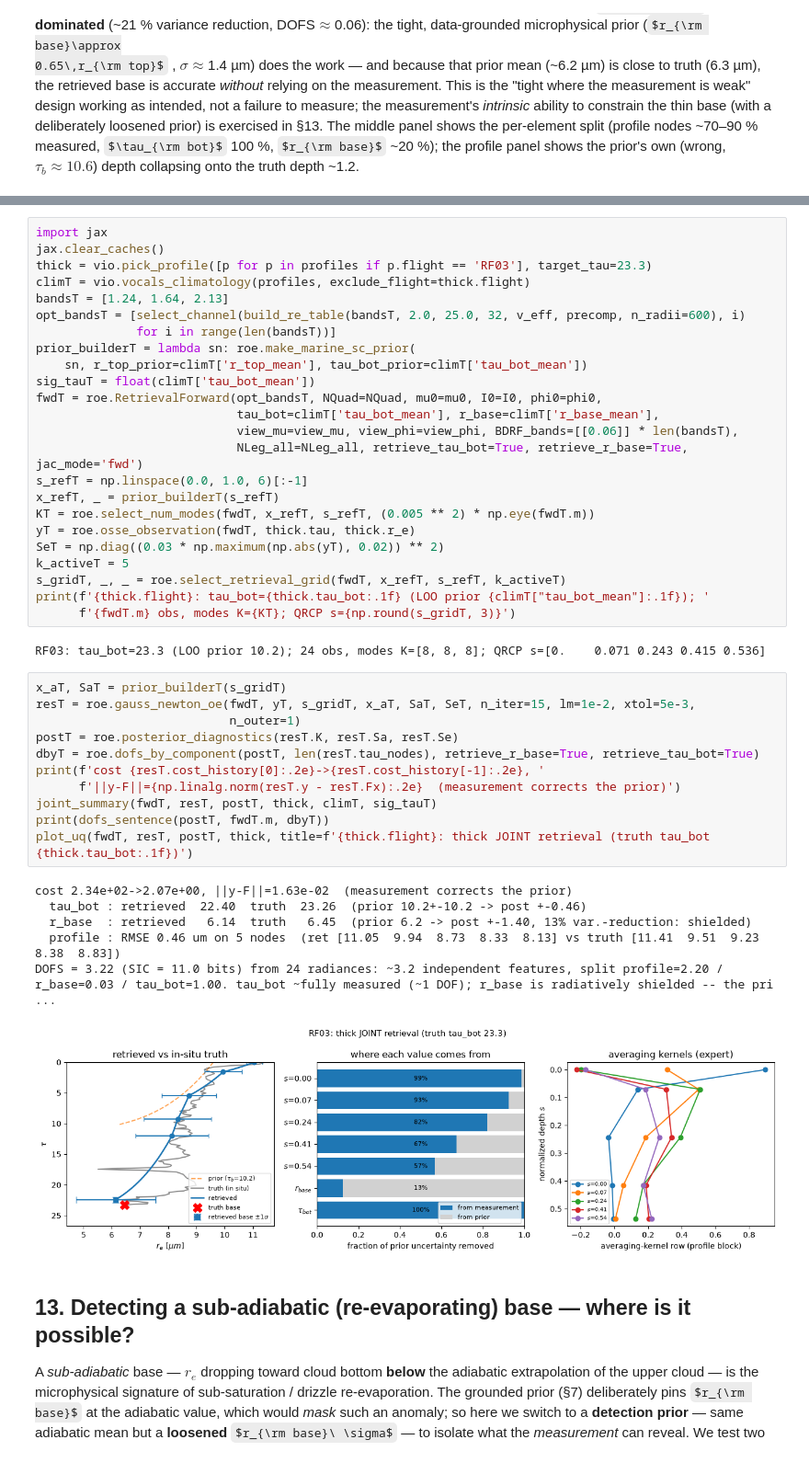
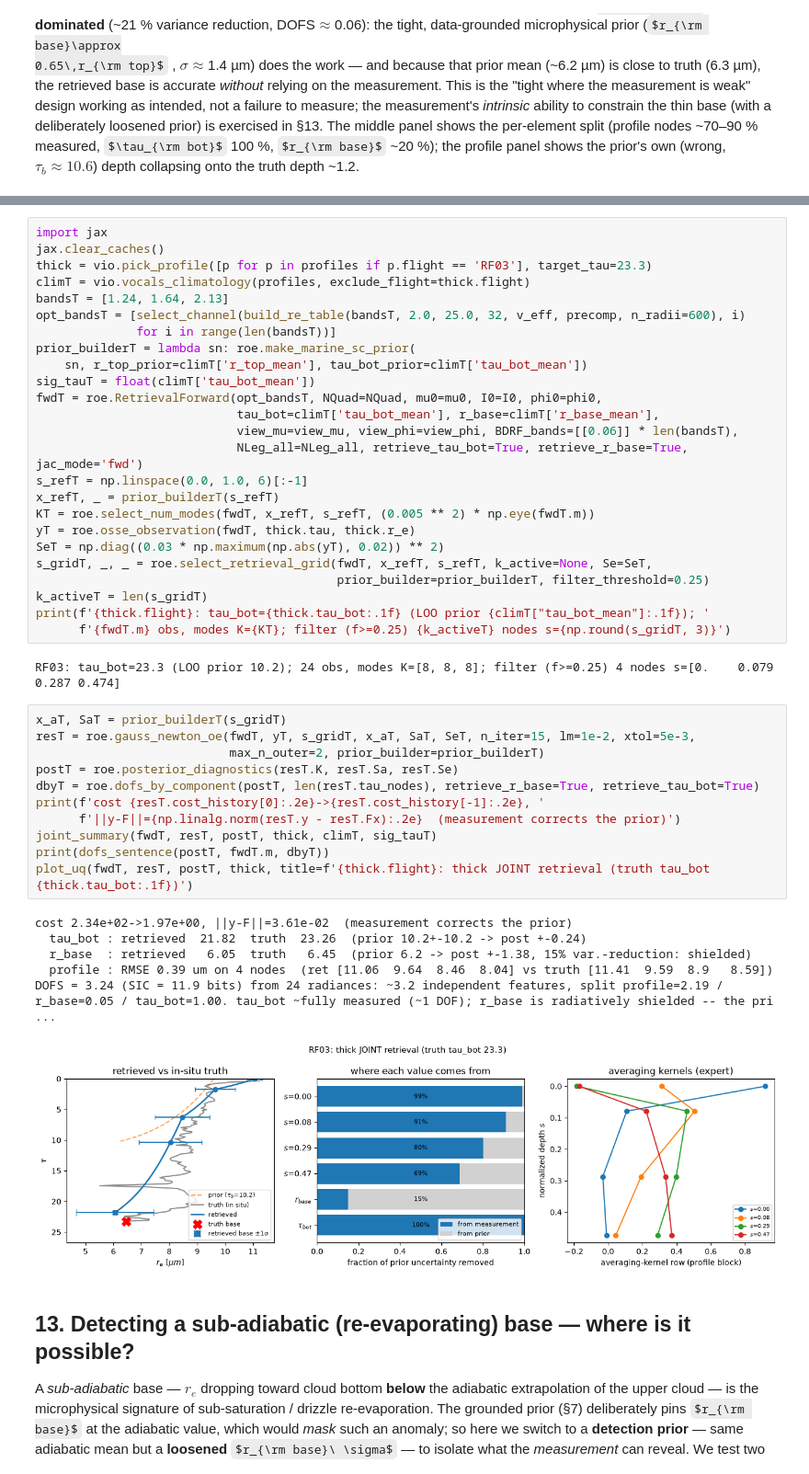
Before and after one commit to dhjx1996/Pythonic-DISORT_inhomogeneous_atmosphere, a Jupyter notebook: docs/riccati_solver_VOCALS_retrieval.ipynb, the cells around one changed output, grey strips where cells are left out. Shown at 92% size. Drawn from its saved outputs; the diff is of its cells as text; some formulas as TeX source.

```diff
--- a/docs/riccati_solver_VOCALS_retrieval.ipynb
+++ b/docs/riccati_solver_VOCALS_retrieval.ipynb
@@ -502,30 +510,31 @@ x_refT, _ = prior_builderT(s_refT)
 KT = roe.select_num_modes(fwdT, x_refT, s_refT, (0.005 ** 2) * np.eye(fwdT.m))
 yT = roe.osse_observation(fwdT, thick.tau, thick.r_e)
 SeT = np.diag((0.03 * np.maximum(np.abs(yT), 0.02)) ** 2)
-k_activeT = 5
-s_gridT, _, _ = roe.select_retrieval_grid(fwdT, x_refT, s_refT, k_activeT)
+s_gridT, _, _ = roe.select_retrieval_grid(fwdT, x_refT, s_refT, k_active=None, Se=SeT,
+                                          prior_builder=prior_builderT, filter_threshold=0.25)
+k_activeT = len(s_gridT)
 print(f'{thick.flight}: tau_bot={thick.tau_bot:.1f} (LOO prior {climT["tau_bot_mean"]:.1f}); '
-      f'{fwdT.m} obs, modes K={KT}; QRCP s={np.round(s_gridT, 3)}')
+      f'{fwdT.m} obs, modes K={KT}; filter (f>=0.25) {k_activeT} nodes s={np.round(s_gridT, 3)}')
 # %% [output]
-RF03: tau_bot=23.3 (LOO prior 10.2); 24 obs, modes K=[8, 8, 8]; QRCP s=[0.    0.071 0.243 0.415 0.536]
+RF03: tau_bot=23.3 (LOO prior 10.2); 24 obs, modes K=[8, 8, 8]; filter (f>=0.25) 4 nodes s=[0.    0.079 0.287 0.474]
 # %%
 x_aT, SaT = prior_builderT(s_gridT)
 resT = roe.gauss_newton_oe(fwdT, yT, s_gridT, x_aT, SaT, SeT, n_iter=15, lm=1e-2, xtol=5e-3,
-                           n_outer=1)
+                           max_n_outer=2, prior_builder=prior_builderT)
 postT = roe.posterior_diagnostics(resT.K, resT.Sa, resT.Se)
 dbyT = roe.dofs_by_component(postT, len(resT.tau_nodes), retrieve_r_base=True, retrieve_tau_bot=True)
 print(f'cost {resT.cost_history[0]:.2e}->{resT.cost_history[-1]:.2e}, '
       f'||y-F||={np.linalg.norm(resT.y - resT.Fx):.2e}  (measurement corrects the prior)')
 joint_summary(fwdT, resT, postT, thick, climT, sig_tauT)
 print(dofs_sentence(postT, fwdT.m, dbyT))
 plot_uq(fwdT, resT, postT, thick, title=f'{thick.flight}: thick JOINT retrieval (truth tau_bot {thick.tau_bot:.1f})')
 # %% [output]
-cost 2.34e+02->2.07e+00, ||y-F||=1.63e-02  (measurement corrects the prior)
-  tau_bot : retrieved  22.40  truth  23.26  (prior 10.2+-10.2 -> post +-0.46)
-  r_base  : retrieved   6.14  truth   6.45  (prior 6.2 -> post +-1.40, 13% var.-reduction: shielded)
-  profile : RMSE 0.46 um on 5 nodes  (ret [11.05  9.94  8.73  8.33  8.13] vs truth [11.41  9.51  9.23  8.38  8.83])
-DOFS = 3.22 (SIC = 11.0 bits) from 24 radiances: ~3.2 independent features, split profile=2.20 / r_base=0.03 / tau_bot=1.00. tau_bot ~fully measured (~1 DOF); r_base is radiatively shielded -- the pri ...
+cost 2.34e+02->1.97e+00, ||y-F||=3.61e-02  (measurement corrects the prior)
+  tau_bot : retrieved  21.82  truth  23.26  (prior 10.2+-10.2 -> post +-0.24)
+  r_base  : retrieved   6.05  truth   6.45  (prior 6.2 -> post +-1.38, 15% var.-reduction: shielded)
+  profile : RMSE 0.39 um on 4 nodes  (ret [11.06  9.64  8.46  8.04] vs truth [11.41  9.59  8.9   8.59])
+DOFS = 3.24 (SIC = 11.9 bits) from 24 radiances: ~3.2 independent features, split profile=2.19 / r_base=0.05 / tau_bot=1.00. tau_bot ~fully measured (~1 DOF); r_base is radiatively shielded -- the pri ...
-[figure, old version]
+[figure, new version]
 # %% [markdown]
 ## 13. Detecting a sub-adiabatic (re-evaporating) base — where is it possible?
 
```
Also changed, not shown: parts of 16 cells of this notebook, 8 other files.
